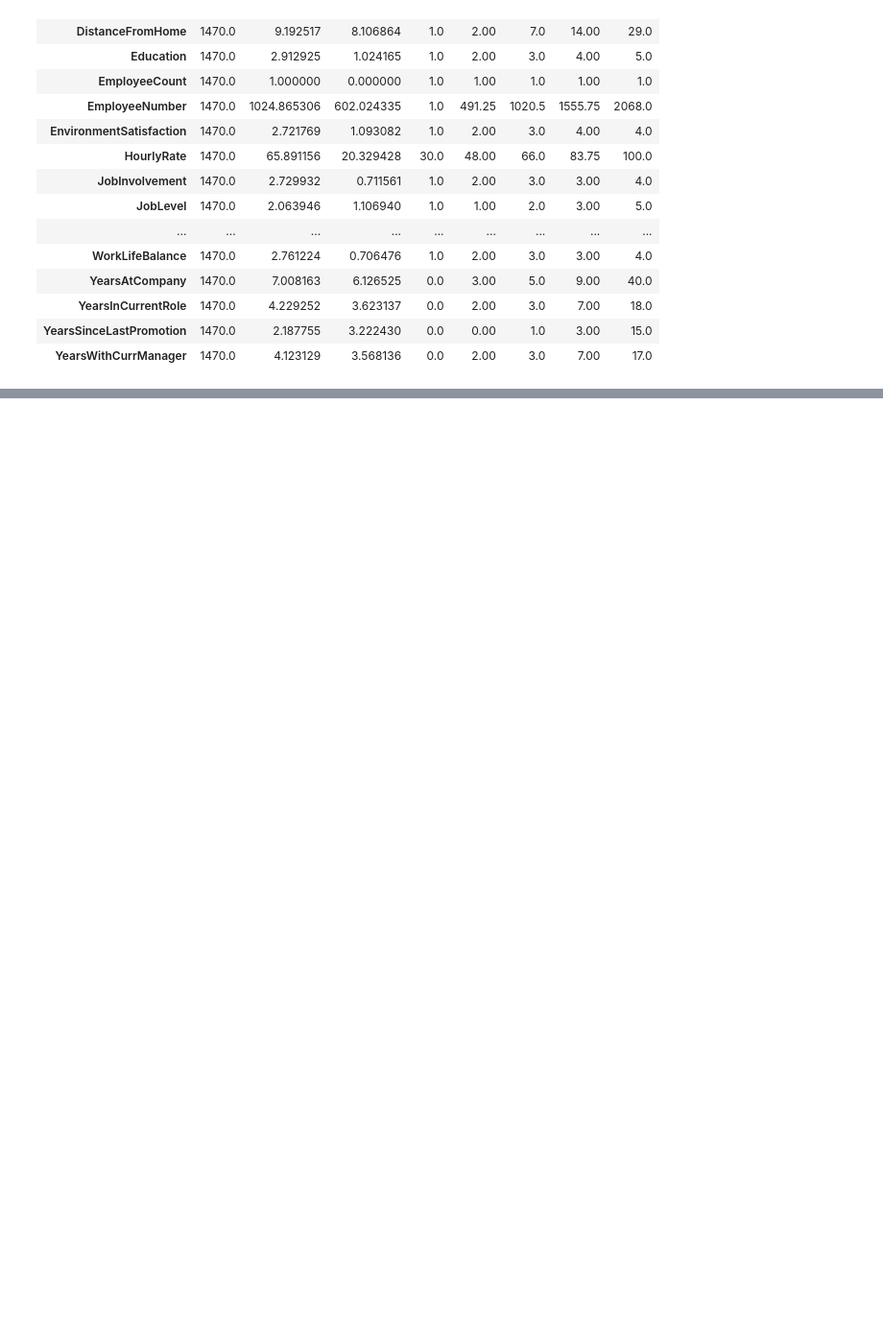
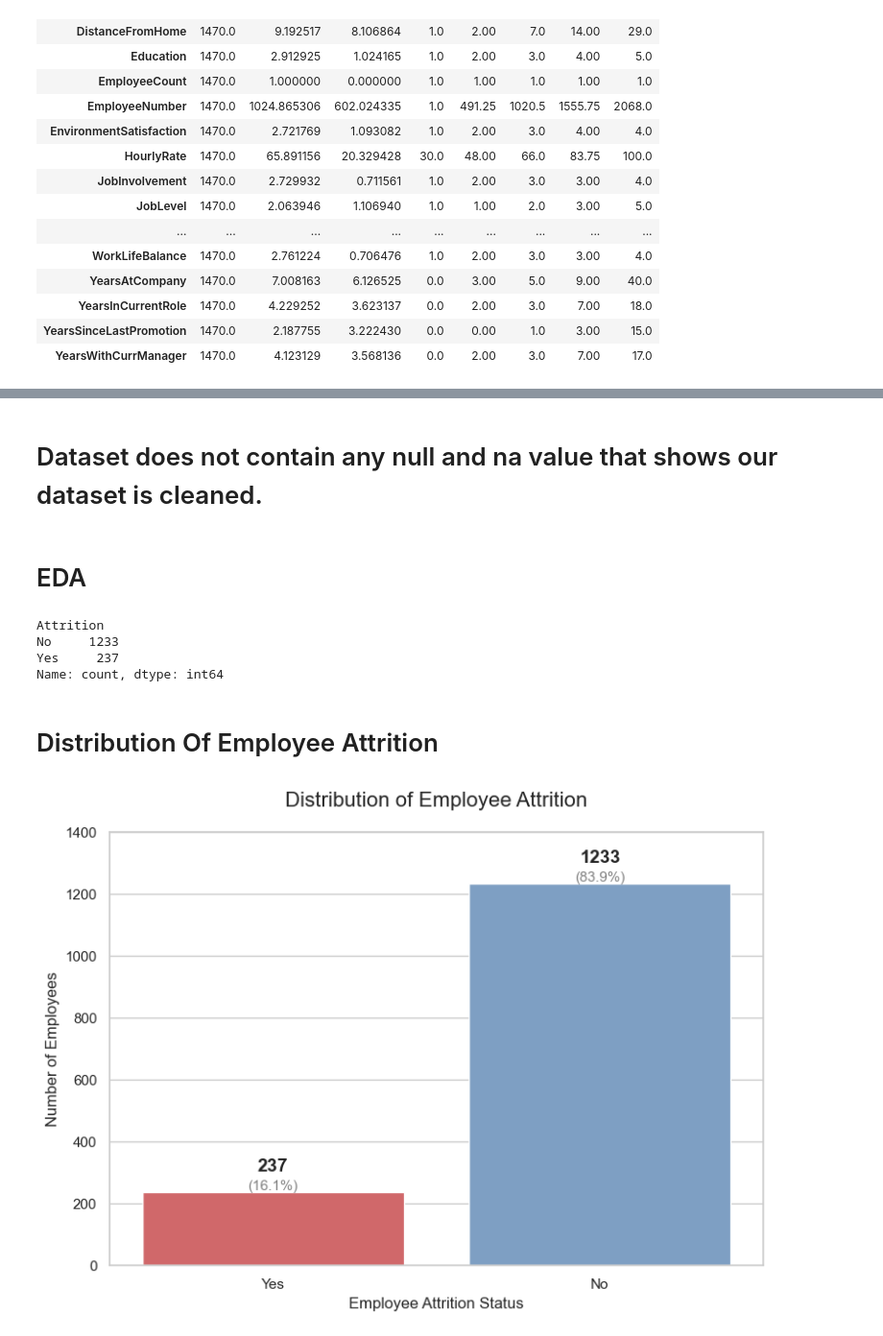
Before and after one commit to Venki01a/HexSoftwares_Model-Evaluation, a Jupyter notebook: Employee_Attrition_Prediction.ipynb, the cells around one changed output, grey strips where cells are left out. Shown at 96% size. Saved outputs shown, nothing was run; the diff lists cells and outputs as text; code cells hidden in the pictures; blank space fills up the shorter version.

```diff
--- a/Employee_Attrition_Prediction.ipynb
+++ b/Employee_Attrition_Prediction.ipynb
@@ -153,0 +198,45 @@ data.describe().T
+# %% [markdown]
+# Dataset does not contain any null and na value that shows our dataset is cleaned.
+# %% [markdown]
+# EDA
+# %%
+data["Attrition"].value_counts()
+# %% [output]
+Attrition
+No     1233
+Yes     237
+Name: count, dtype: int64
+# %% [markdown]
+# Distribution Of Employee Attrition
+# %%
+colors = {"No": "#729ECE", "Yes": "#E15759"}
+
+sns.set_theme(style = "whitegrid")
+plt.figure(figsize = (9,6))
+
+ax = sns.countplot(x = "Attrition",palette = colors, data = data)
+total = len(data)
+for p in ax.patches:
+    count = p.get_height()
+    x = p.get_x() + p.get_width() / 2
+    percentage = f'({100 * count / total:.1f}%)'
+    ax.annotate(f'{count:.0f}', (x, count),
+                ha='center', va='center',
+                size=14,
+                weight='bold',
+                xytext=(0, 20),
+                textcoords='offset points')
+
+    ax.annotate(percentage, (x, count),
+                ha='center', va='center',
+                size=11, color='gray',
+                xytext=(0, 5),
+                textcoords='offset points')
+
+plt.ylim(0,1400)
+plt.title("Distribution of Employee Attrition",fontsize = 16,pad = 20)
+plt.xlabel("Employee Attrition Status",fontsize = 12)
+plt.ylabel("Number of Employees",fontsize = 12)
+plt.show()
+# %% [output]
+[figure, added]
```
Also changed, not shown: parts of 81 cells of this notebook.
